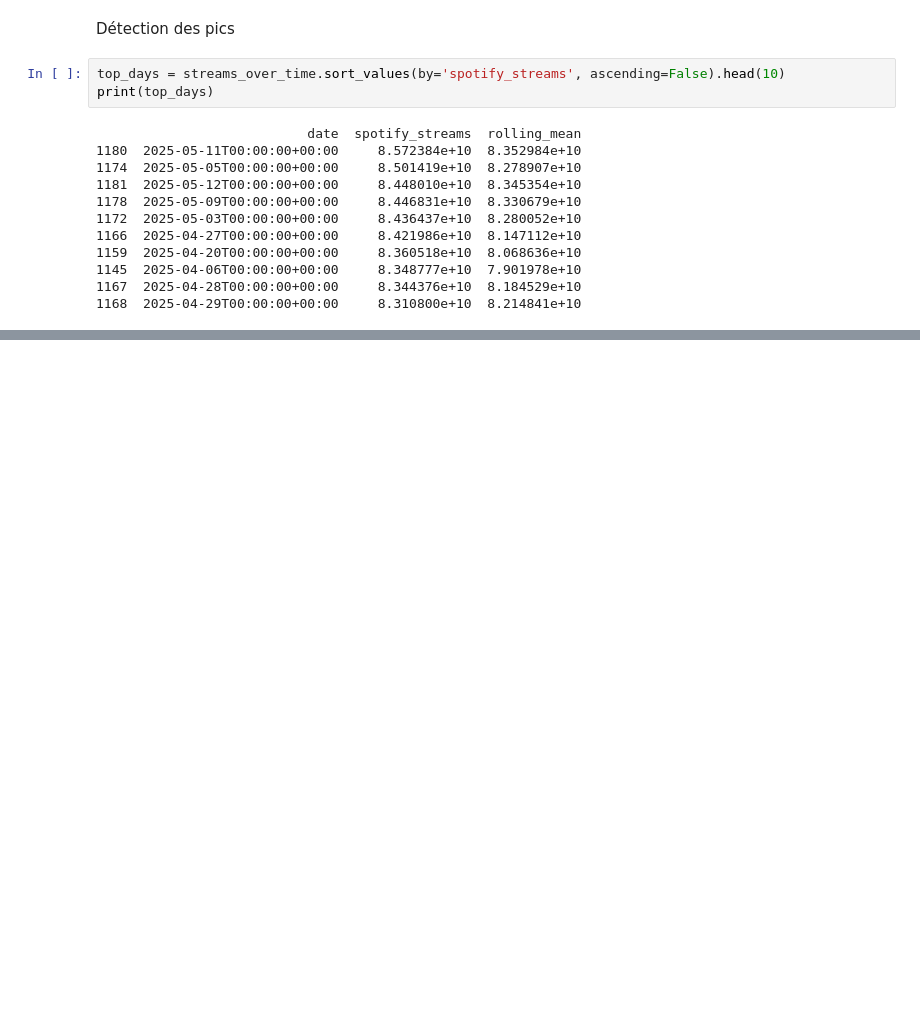
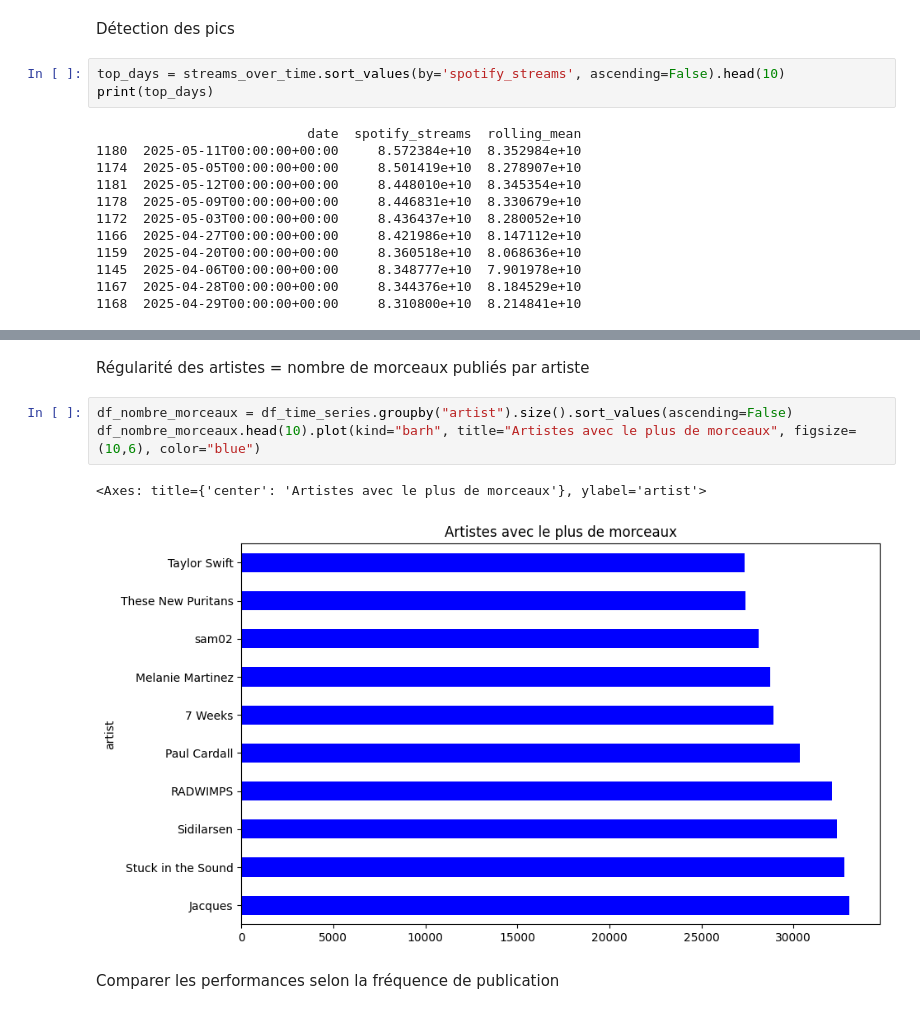
Before and after one commit to Mal-Lem/test_technique, a Jupyter notebook: explore_data.ipynb, the cells around one changed output, grey strips where cells are left out. Cells and saved outputs as stored; diff of their text form; blank space fills up the shorter version.

```diff
--- a/explore_data.ipynb
+++ b/explore_data.ipynb
@@ -628,0 +655,10 @@ print(top_days)
+# %% [markdown]
+Régularité des artistes = nombre de morceaux publiés par artiste
+# %%
+df_nombre_morceaux = df_time_series.groupby("artist").size().sort_values(ascending=False)
+df_nombre_morceaux.head(10).plot(kind="barh", title="Artistes avec le plus de morceaux", figsize=(10,6), color="blue")
+# %% [output]
+<Axes: title={'center': 'Artistes avec le plus de morceaux'}, ylabel='artist'>
+[figure, added]
+# %% [markdown]
+Comparer les performances selon la fréquence de publication
```
Also changed, not shown: parts of 22 cells of this notebook.
